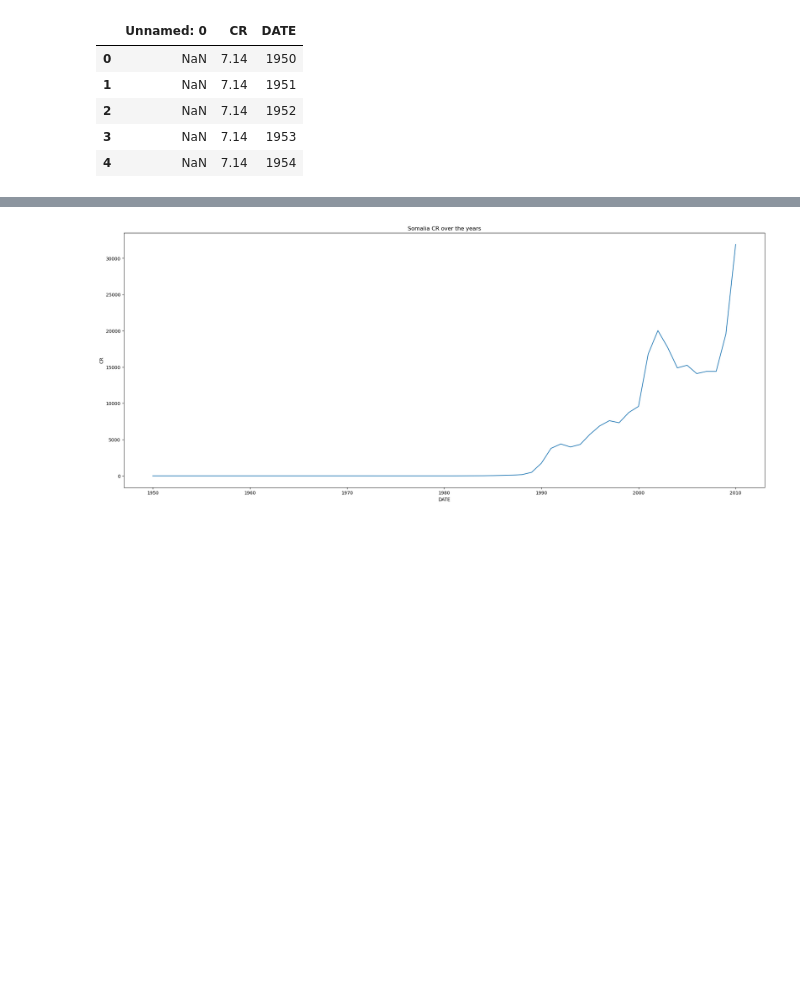
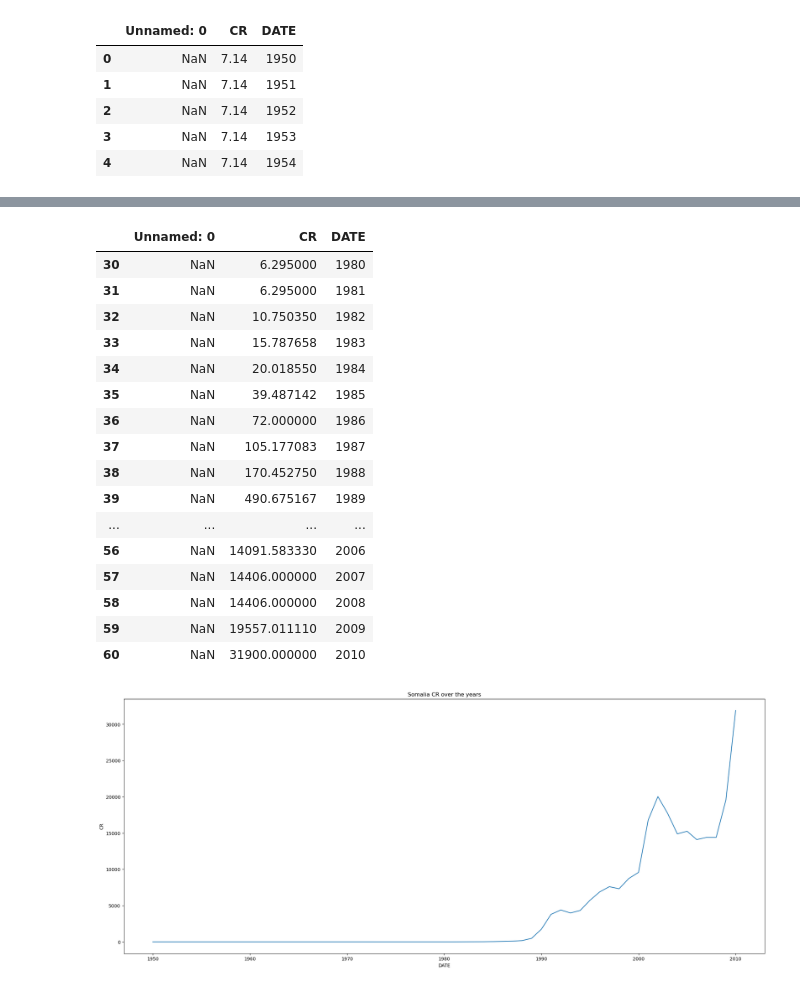
Before and after one commit to Cena980/Afghani-Currency-flactuations, a Jupyter notebook: Analysis/Analysis.ipynb, the cells around one changed output, grey strips where cells are left out. Saved outputs shown, nothing was run; the diff lists cells and outputs as text; code cells hidden in the pictures; blank space fills up the shorter version.

```diff
--- a/Analysis/Analysis.ipynb
+++ b/Analysis/Analysis.ipynb
@@ -38,3 +53,23 @@ som_cr.head()
+# %%
+som_cr.loc[30:60]
+# %% [output]
+|  | Unnamed: 0 | CR | DATE |
+| 30 | NaN | 6.295000 | 1980 |
+| 31 | NaN | 6.295000 | 1981 |
+| 32 | NaN | 10.750350 | 1982 |
+| 33 | NaN | 15.787658 | 1983 |
+| 34 | NaN | 20.018550 | 1984 |
+| 35 | NaN | 39.487142 | 1985 |
+| 36 | NaN | 72.000000 | 1986 |
+| 37 | NaN | 105.177083 | 1987 |
+| 38 | NaN | 170.452750 | 1988 |
+| 39 | NaN | 490.675167 | 1989 |
+| ... | ... | ... | ... |
+| 56 | NaN | 14091.583330 | 2006 |
+| 57 | NaN | 14406.000000 | 2007 |
+| 58 | NaN | 14406.000000 | 2008 |
+| 59 | NaN | 19557.011110 | 2009 |
+| 60 | NaN | 31900.000000 | 2010 |
 # %%
 plt.figure(figsize=(25, 10))
 sns.lineplot(x= som_cr['DATE'], y= som_cr['CR'])
```
Also changed, not shown: parts of 1 cell of this notebook, 2 other files.
